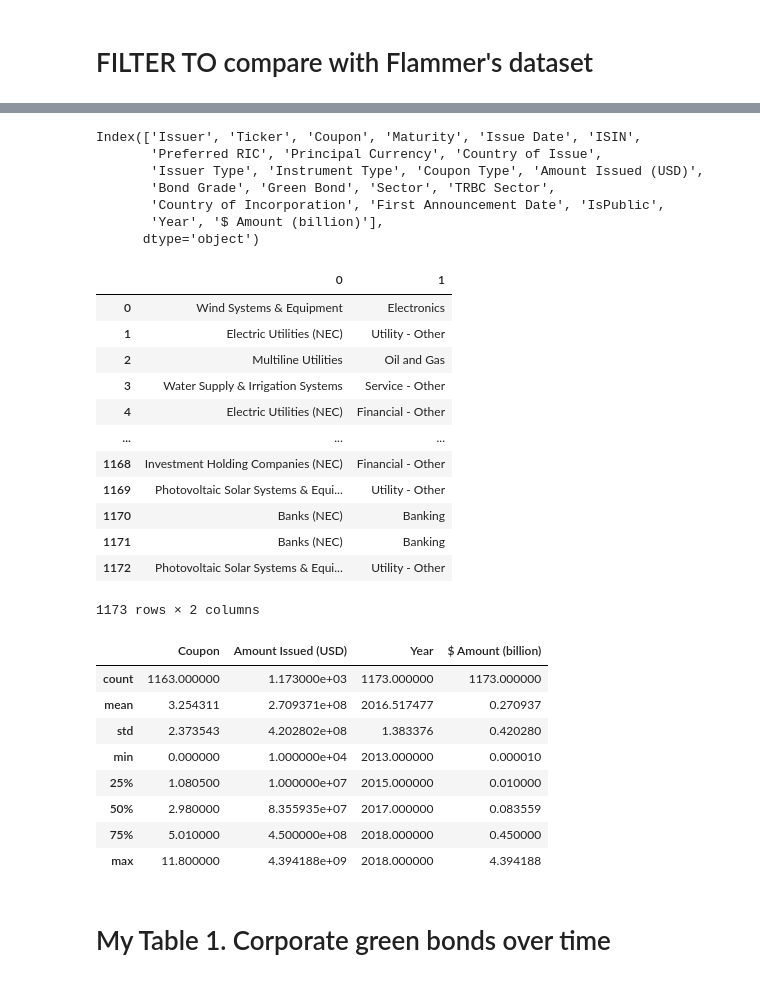
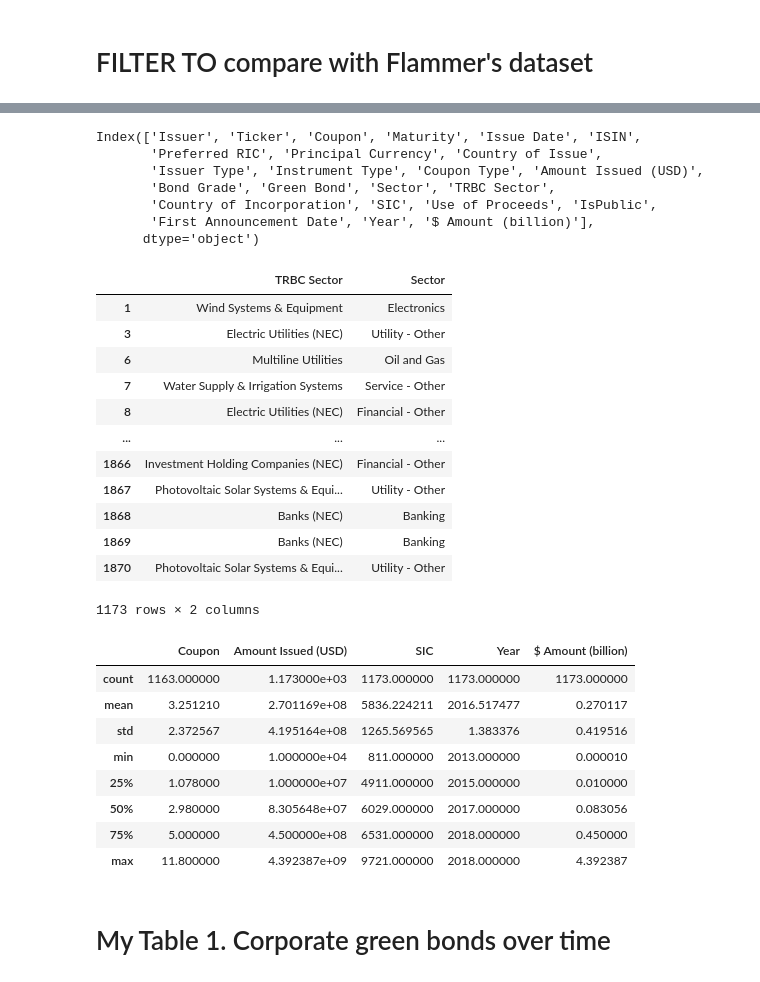
Before and after one commit to ElLorans/GreenBonds, a Jupyter notebook: Data Exploring.ipynb, the cells around one changed output, grey strips where cells are left out. Saved outputs shown, nothing was run; the diff lists cells and outputs as text; code cells hidden in the pictures.

```diff
--- a/Data Exploring.ipynb
+++ b/Data Exploring.ipynb
@@ -2,7 +6,7 @@
 import numpy as np
 import pandas as pd
 # %%
-filename = 'green_bonds_ispublic.csv'
+filename = 'cleaned_green_bonds.csv'
 # %% [markdown]
 # Original Tables
 # %%
@@ -94,8 +101,9 @@ original_table4
 df = pd.read_csv(filename, parse_dates=['Issue Date'])
 
 # change db
-df = df.replace('--', np.nan)   # replace '--' with np.nan to solve errors
+if '--' in df:
+    df = df.replace('--', np.nan)   # replace '--' with np.nan to solve errors
 
-# overwrite db and read again to auto-assign correct types and save RAM
-df.to_csv(filename, index=False)
-df = pd.read_csv(filename, parse_dates=['Issue Date'])
+    # overwrite db and read again to auto-assign correct types and save RAM
+    df.to_csv(filename, index=False)
+    df = pd.read_csv(filename, parse_dates=['Issue Date'])
@@ -106,9 +110,25 @@ df = df[df['Issuer Type']!='Non-US Munis'] # should I EXCLUDE municipalities??
+# %%
+# Year column is needed for pivot and unique()
+df['Year'] = df['Issue Date'].dt.year
+
+# parse_dates() and pd.to_datetime() fail due to a single date > 3000
+df['Maturity'] = df['Maturity'].apply(lambda x: datetime.strptime(
+    # exclude time part with .split()
+    x.split(' ', 1)[0],
+    '%Y-%m-%d').date() if not pd.isna(x) else pd.NaT)
+
+df['$ Amount (billion)'] = df['Amount Issued (USD)'] / 1000000000
+
+# should I EXCLUDE municipalities?? I think so, because they are government
+df = df[df['Issuer Type'] != 'Non-US Munis']
 # %% [markdown]
 # FILTER TO compare with Flammer's dataset
 # %%
-df = df[df['Year'] > 2012]
-df = df[df['Year'] < 2019]
+old_len = len(df)
+df = df[df['Issue Date'].dt.year > 2012]
+df = df[df['Issue Date'].dt.year < 2019]
 df = df.replace('China (Mainland)', 'China')
+print(f"Data shrunk from {old_len} to {len(df)} rows")
 # bigger dataset than Flammer's
 #df = df[df['Year'] > 2007] # first green bond in 2008
 #df = df[df['Year'] < 2020] # Covid might pollute data
@@ -129,37 +151,37 @@ Index(['Issuer', 'Ticker', 'Coupon', 'Maturity', 'Issue Date', 'ISIN',
        'Preferred RIC', 'Principal Currency', 'Country of Issue',
        'Issuer Type', 'Instrument Type', 'Coupon Type', 'Amount Issued (USD)',
        'Bond Grade', 'Green Bond', 'Sector', 'TRBC Sector',
-       'Country of Incorporation', 'First Announcement Date', 'IsPublic',
-       'Year', '$ Amount (billion)'],
+       'Country of Incorporation', 'SIC', 'Use of Proceeds', 'IsPublic',
+       'First Announcement Date', 'Year', '$ Amount (billion)'],
       dtype='object')
 # %%
-pd.DataFrame(zip(df['TRBC Sector'], df['Sector']))
+df[['TRBC Sector', 'Sector']]
 # %% [output]
-|  | 0 | 1 |
-| 0 | Wind Systems & Equipment | Electronics |
-| 1 | Electric Utilities (NEC) | Utility - Other |
-| 2 | Multiline Utilities | Oil and Gas |
-| 3 | Water Supply & Irrigation Systems | Service - Other |
-| 4 | Electric Utilities (NEC) | Financial - Other |
+|  | TRBC Sector | Sector |
+| 1 | Wind Systems & Equipment | Electronics |
+| 3 | Electric Utilities (NEC) | Utility - Other |
+| 6 | Multiline Utilities | Oil and Gas |
+| 7 | Water Supply & Irrigation Systems | Service - Other |
+| 8 | Electric Utilities (NEC) | Financial - Other |
 | ... | ... | ... |
-| 1168 | Investment Holding Companies (NEC) | Financial - Other |
-| 1169 | Photovoltaic Solar Systems & Equi... | Utility - Other |
-| 1170 | Banks (NEC) | Banking |
-| 1171 | Banks (NEC) | Banking |
-| 1172 | Photovoltaic Solar Systems & Equi... | Utility - Other |
+| 1866 | Investment Holding Companies (NEC) | Financial - Other |
+| 1867 | Photovoltaic Solar Systems & Equi... | Utility - Other |
+| 1868 | Banks (NEC) | Banking |
+| 1869 | Banks (NEC) | Banking |
+| 1870 | Photovoltaic Solar Systems & Equi... | Utility - Other |
 1173 rows × 2 columns
 # %%
 df.describe()
 # %% [output]
-|  | Coupon | Amount Issued (USD) | Year | $ Amount (billion) |
-| count | 1163.000000 | 1.173000e+03 | 1173.000000 | 1173.000000 |
-| mean | 3.254311 | 2.709371e+08 | 2016.517477 | 0.270937 |
-| std | 2.373543 | 4.202802e+08 | 1.383376 | 0.420280 |
-| min | 0.000000 | 1.000000e+04 | 2013.000000 | 0.000010 |
-| 25% | 1.080500 | 1.000000e+07 | 2015.000000 | 0.010000 |
-| 50% | 2.980000 | 8.355935e+07 | 2017.000000 | 0.083559 |
-| 75% | 5.010000 | 4.500000e+08 | 2018.000000 | 0.450000 |
-| max | 11.800000 | 4.394188e+09 | 2018.000000 | 4.394188 |
+|  | Coupon | Amount Issued (USD) | SIC | Year | $ Amount (billion) |
+| count | 1163.000000 | 1.173000e+03 | 1173.000000 | 1173.000000 | 1173.000000 |
+| mean | 3.251210 | 2.701169e+08 | 5836.224211 | 2016.517477 | 0.270117 |
+| std | 2.372567 | 4.195164e+08 | 1265.569565 | 1.383376 | 0.419516 |
+| min | 0.000000 | 1.000000e+04 | 811.000000 | 2013.000000 | 0.000010 |
+| 25% | 1.078000 | 1.000000e+07 | 4911.000000 | 2015.000000 | 0.010000 |
+| 50% | 2.980000 | 8.305648e+07 | 6029.000000 | 2017.000000 | 0.083056 |
+| 75% | 5.000000 | 4.500000e+08 | 6531.000000 | 2018.000000 | 0.450000 |
+| max | 11.800000 | 4.392387e+09 | 9721.000000 | 2018.000000 | 4.392387 |
 # %% [markdown]
 # My Table 1. Corporate green bonds over time
 # %%
```
Also changed, not shown: parts of 23 cells of this notebook.
